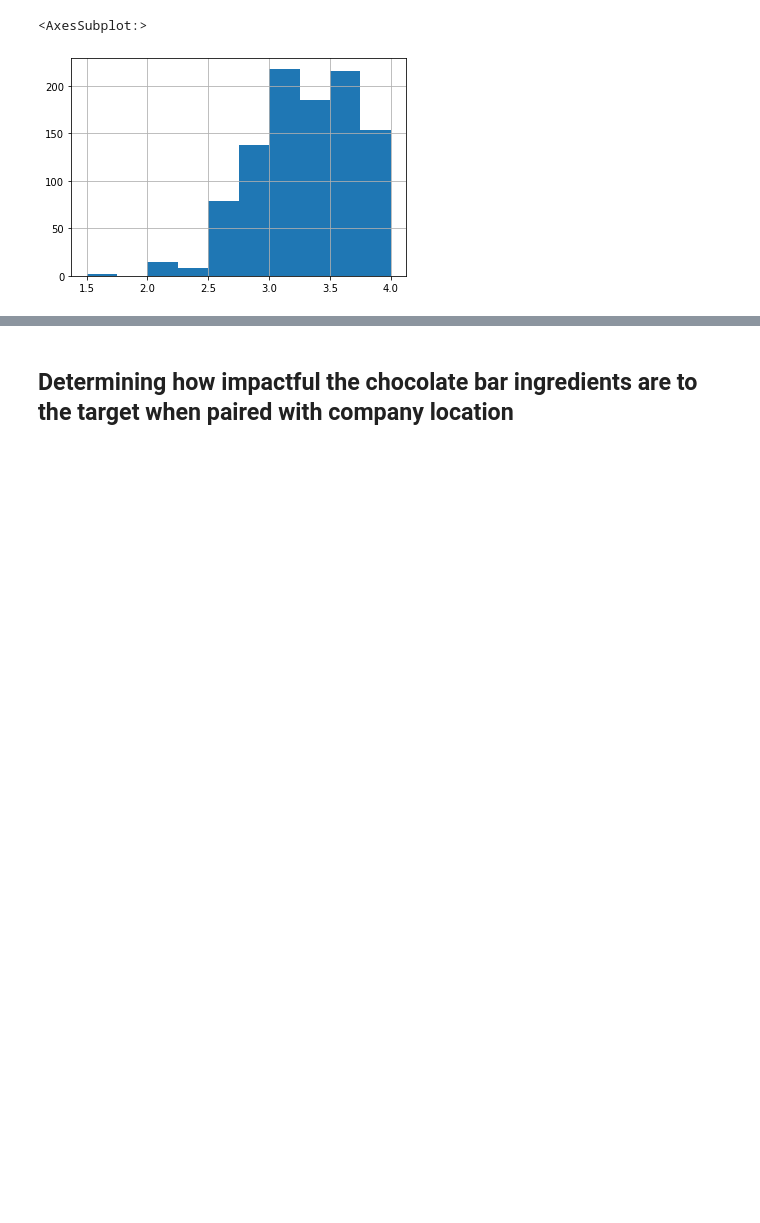
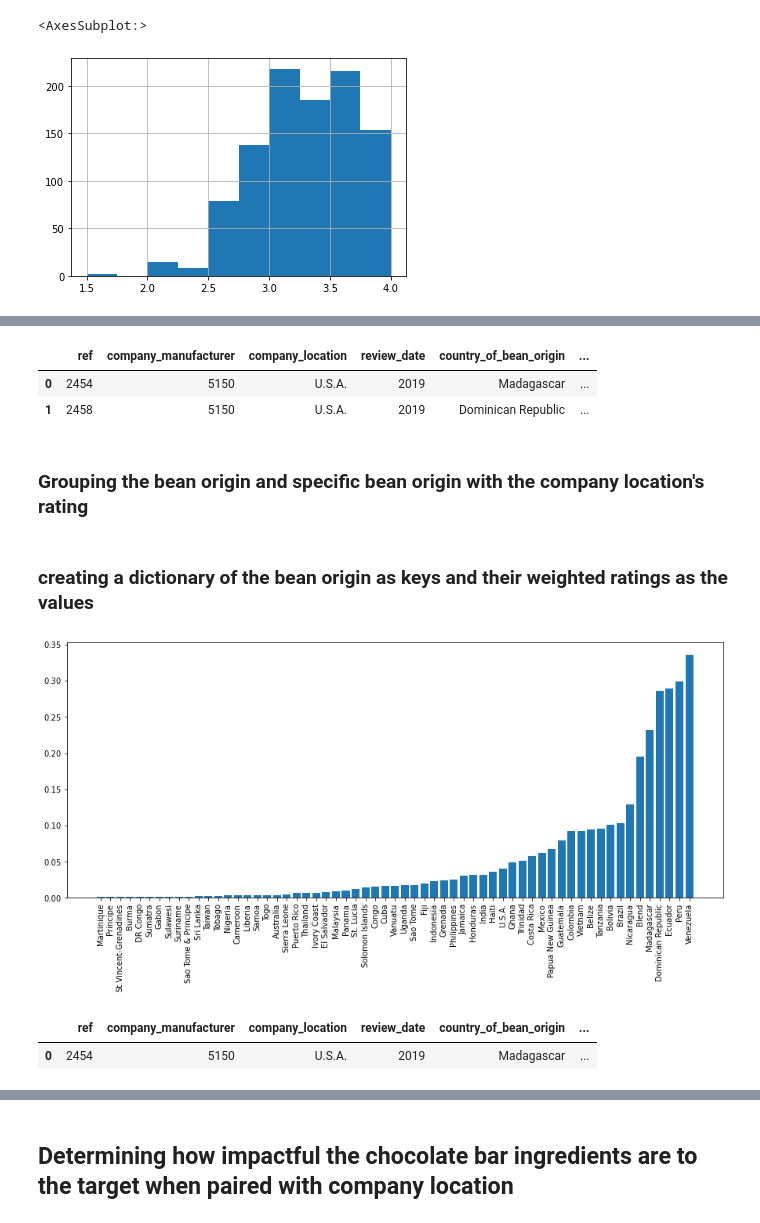
Before and after one commit to jchandleroneal/bsc-phase-three-project, a Jupyter notebook: notebooks/exploratory/chandler/main_notebook.ipynb, the cells around one changed output, grey strips where cells are left out. Cells and saved outputs as stored; diff of their text form; code cells hidden in the pictures; blank space fills up the shorter version.

```diff
--- a/notebooks/exploratory/chandler/main_notebook.ipynb
+++ b/notebooks/exploratory/chandler/main_notebook.ipynb
@@ -337,11 +354,0 @@ df['company_bin'] = df['comp_location_bin']
-# %%
-company_bin = []
-for c in df['company_location'].values:
-    if c in first_bin:
-        company_bin.append(1)
-    elif c in second_bin:
-        company_bin.append(2)
-    else:
-        company_bin.append(3)
-
-df['company_bin'] = company_bin
@@ -411,0 +422,53 @@ df[df.company_location == 'U.S.A.'].rating.hist()
+# %%
+df.head(2)
+# %% [output]
+|  | ref | company_manufacturer | company_location | review_date | country_of_bean_origin | ... |
+| 0 | 2454 | 5150 | U.S.A. | 2019 | Madagascar | ... |
+| 1 | 2458 | 5150 | U.S.A. | 2019 | Dominican Republic | ... |
+# %% [markdown]
+### Grouping the bean origin and specific bean origin with the company location's rating
+# %%
+# Average rating of each country bean origin. ex: 'Puerto Rico': 2.625
+average_ratings_bean_origin = df.groupby('country_of_bean_origin')['rating'].mean().sort_values().to_dict()
+# %%
+#Returning the country appearances as a normalized value (percentage):
+# ex: 'U.S.A.': 0.42929720575783237
+
+origin_location_counts = df['country_of_bean_origin'].value_counts(normalize=True).to_dict()
+# %% [markdown]
+### creating a dictionary of the bean origin as keys and their weighted ratings as the values
+# %%
+#Inspecting the weighting average ratings of the country of bean origins
+
+#Returning the unique countries from the original dataframe   -> #ex:'Madagascar', 'Dominican Republic', 'Tanzania', 'Peru', 'Bolivia'
+origin_loc = df.country_of_bean_origin.unique()
+
+#creating an list to place the name and weighted average ratings into
+weighted_bean_rating = []
+
+#looping through a mathmetical computation that finds the weighted rating
+for place in origin_loc:
+    country_count = origin_location_counts[place]
+    country_rating = average_ratings_bean_origin[place]
+    #taking the maen rating and * by the country appearance percentage
+    weighted_bean_rating.append(country_count * country_rating)
+
+# sorting the values and placing them into a dictionary of {rating,location}
+sort_weight_origin_rating = sorted(list(zip(weighted_bean_rating, origin_loc)))
+
+# creating a for loop that takes the weighted rating and sets them equal to x
+x = [w[1] for w in sort_weight_origin_rating]
+# creating a for loop that takes the weighted rating and sets them equal to y
+y = [w[0] for w in sort_weight_origin_rating]
+
+# Creating a vizualization for the relationships weighted ratings compared with countries
+plt.figure(figsize=(15,6))
+plt.bar(x, y)
+plt.xticks(rotation=90);
+# %% [output]
+[figure, added]
+# %%
+df.head(1)
+# %% [output]
+|  | ref | company_manufacturer | company_location | review_date | country_of_bean_origin | ... |
+| 0 | 2454 | 5150 | U.S.A. | 2019 | Madagascar | ... |
```
Also changed, not shown: parts of 53 cells of this notebook.
